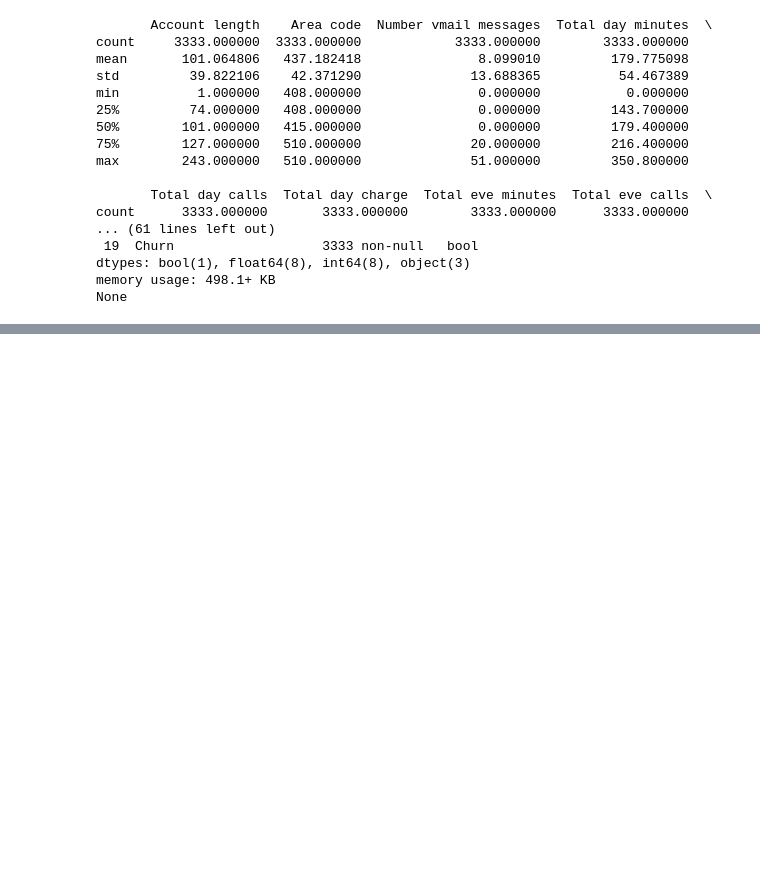
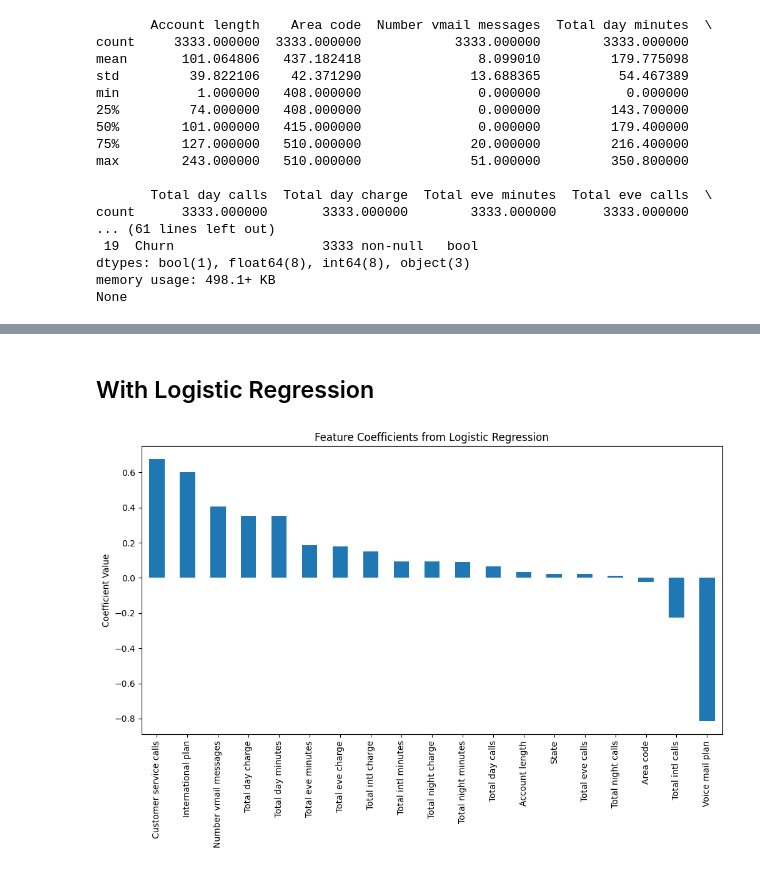
Before and after one commit to ngnquanq/xai-thesis, a Jupyter notebook: notebooks/visualize.ipynb, the cells around one changed output, grey strips where cells are left out. Saved outputs shown, nothing was run; the diff lists cells and outputs as text; code cells hidden in the pictures; blank space fills up the shorter version.

```diff
--- a/notebooks/visualize.ipynb
+++ b/notebooks/visualize.ipynb
@@ -54,0 +163,19 @@ None
+# %% [markdown]
+## With Logistic Regression
+# %%
+from sklearn.linear_model import LogisticRegression
+
+log_model = LogisticRegression(max_iter=1000)
+log_model.fit(X, y)
+
+coefficients = pd.Series(log_model.coef_[0], index=X.columns)
+coefficients.sort_values(ascending=False, inplace=True)
+
+# Plot coefficients
+plt.figure(figsize=(12, 6))
+coefficients.plot(kind='bar')
+plt.title('Feature Coefficients from Logistic Regression')
+plt.ylabel('Coefficient Value')
+plt.show()
+# %% [output]
+[figure, added]
```
Also changed, not shown: parts of 14 cells of this notebook, 9 other files.
